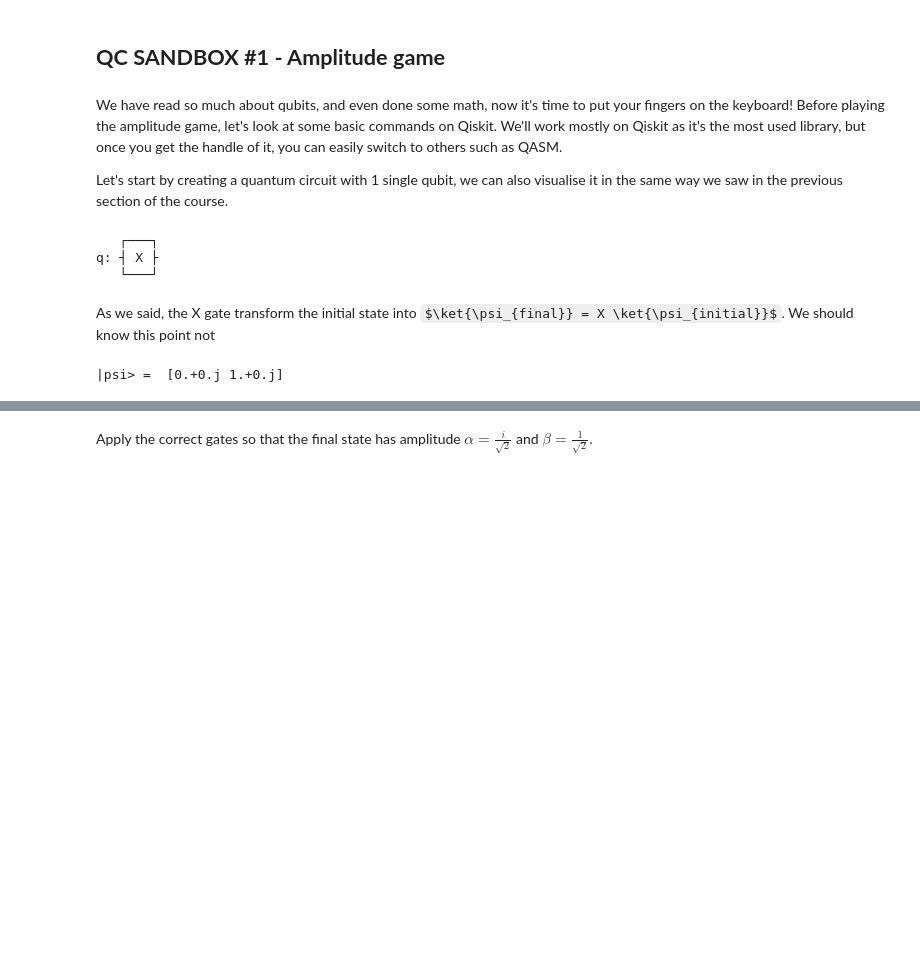
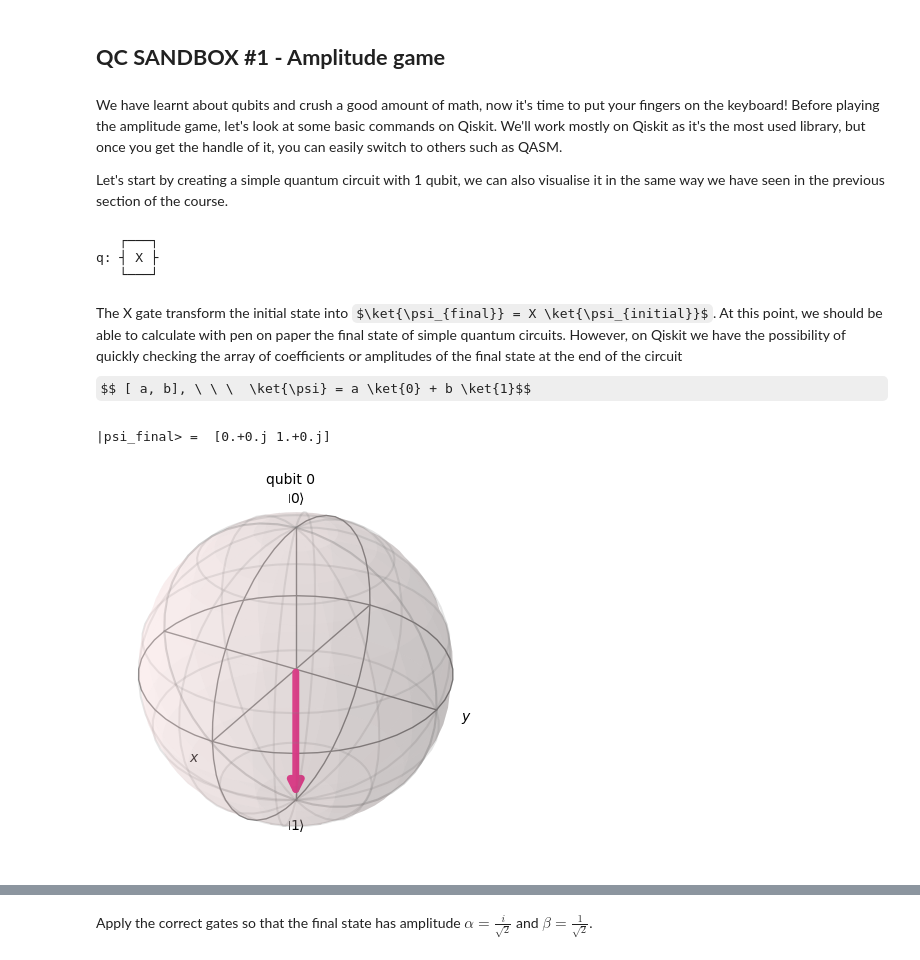
Before and after one commit to ceciliachiar/Sandboxes, a Jupyter notebook: Sandboxes.ipynb, the cells around one changed output, grey strips where cells are left out. Cells and saved outputs as stored; diff of their text form; code cells hidden in the pictures; some formulas as TeX source; blank space fills up the shorter version.

```diff
--- a/Sandboxes.ipynb
+++ b/Sandboxes.ipynb
@@ -13,9 +18,9 @@ import matplotlib.pyplot as plt
 # %% [markdown]
 ## **QC SANDBOX #1 - Amplitude game**
 # %% [markdown]
-We have read so much about qubits, and even done some math, now it's time to put your fingers on the keyboard! Before playing the amplitude game, let's look at some basic commands on Qiskit. We'll work mostly on Qiskit as it's the most used library, but once you get the handle of it, you can easily switch to others such as QASM.
+We have learnt about qubits and crush a good amount of math, now it's time to put your fingers on the keyboard! Before playing the amplitude game, let's look at some basic commands on Qiskit. We'll work mostly on Qiskit as it's the most used library, but once you get the handle of it, you can easily switch to others such as QASM.
 
-Let's start by creating a quantum circuit with 1 single qubit, we can also visualise it in the same way we saw in the previous section of the course.
+Let's start by creating a simple quantum circuit with 1 qubit, we can also visualise it in the same way we have seen in the previous section of the course.
 # %%
 # Create a quantum circuit with 1 qubit
 num_qubits = 1
@@ -31,10 +36,21 @@ print(qc)
 q: ┤ X ├
    └───┘
 # %% [markdown]
-As we said, the X gate transform the initial state into $\ket{\psi_{final}} = X \ket{\psi_{initial}}$. We should know  this point not
+The X gate transform the initial state into $\ket{\psi_{final}} = X \ket{\psi_{initial}}$. At this point, we should be able to calculate with pen on paper the final state of simple quantum circuits. However, on Qiskit we have the possibility of quickly checking the array of coefficients or amplitudes of the final state at the end of the circuit $$ [ a, b], \ \ \  \ket{\psi} = a \ket{0} + b \ket{1}$$
 # %%
-# Compute the state of corresponding to the quantum circuit
+# Compute the state of corresponding to the quantum circuit. Note that j is the imaginary unit
 psi = Statevector(qc)
-print("|psi> = ", psi.data)
+print("|psi_final> = ", psi.data)
 # %% [output]
-|psi> =  [0.+0.j 1.+0.j]
+|psi_final> =  [0.+0.j 1.+0.j]
+# %%
+from qiskit.visualization import plot_bloch_multivector
+
+# Create a quantum circuit with 1 qubit and apply a gate
+qc = qk.QuantumCircuit(1)
+qc.x(0)
+
+# Plot its representation in the bloch sphere
+plot_bloch_multivector(qc)
+# %% [output]
+[figure, added]
```
Also changed, not shown: parts of 20 cells of this notebook, 1 other file.
